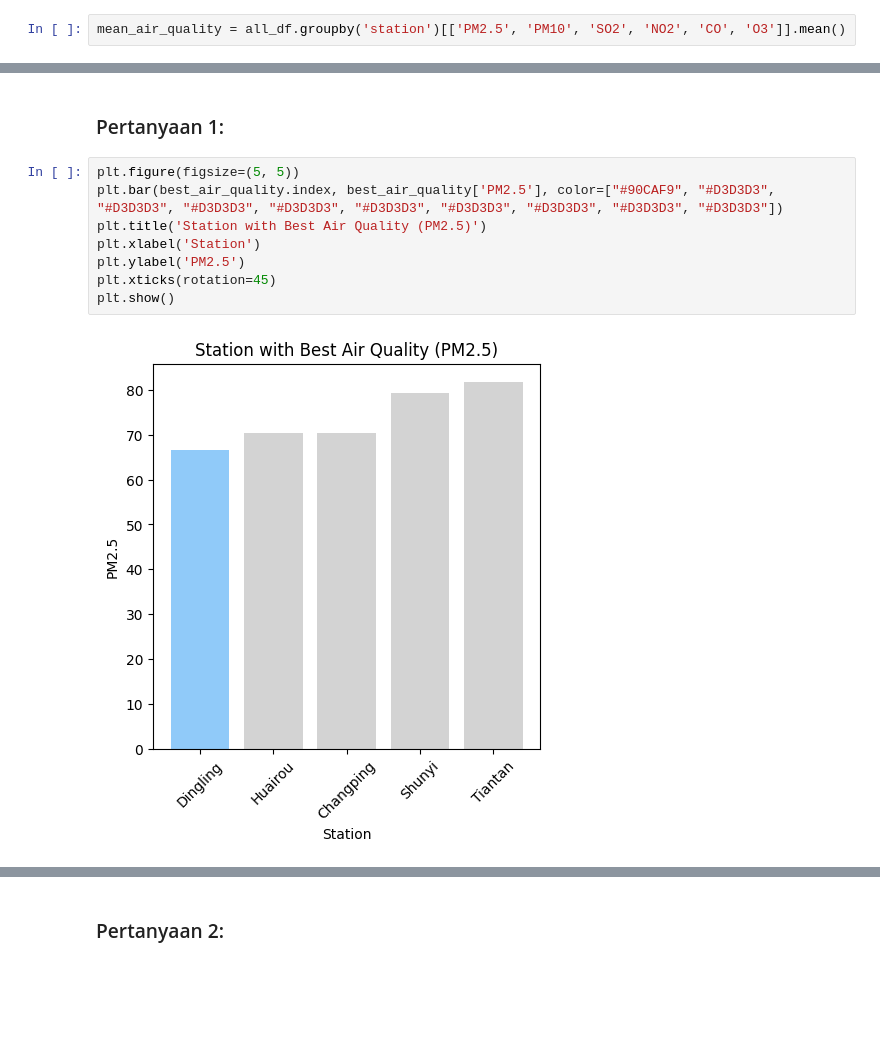
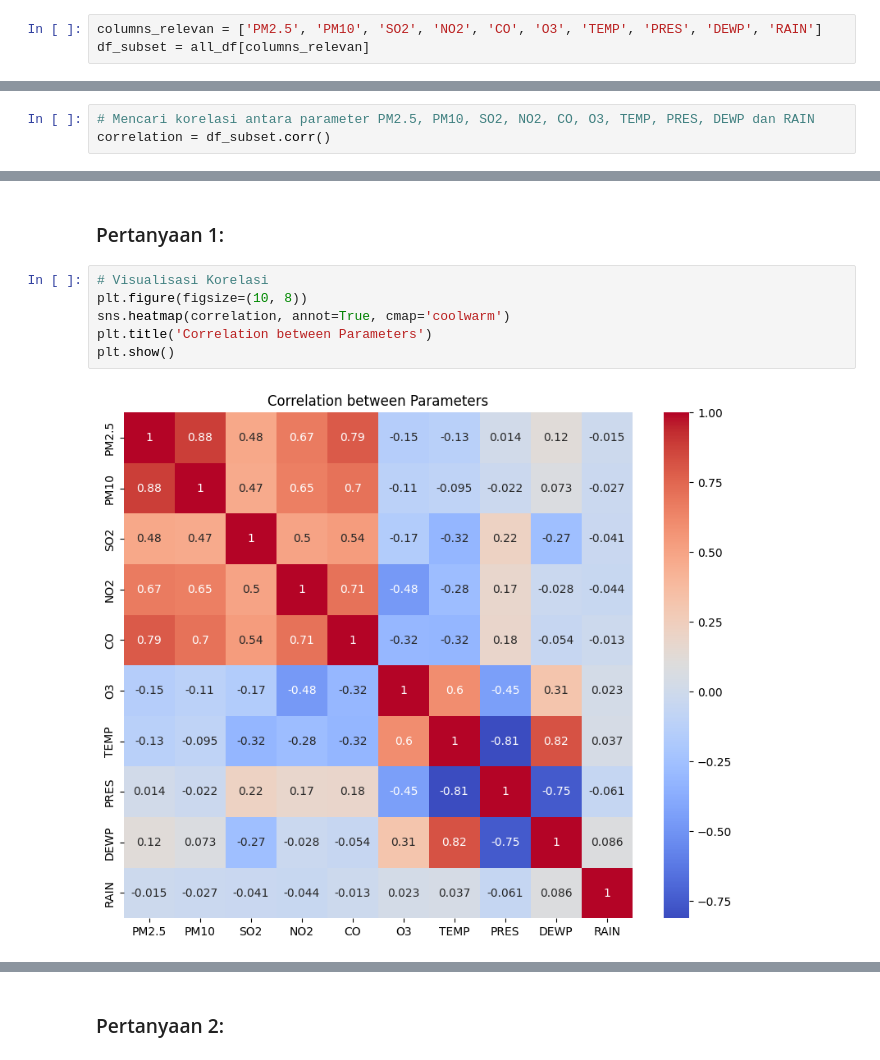
Before and after one commit to yaniyul/submission-idcamp2024, a Jupyter notebook: Proyek_Analisis_Data.ipynb, the cells around one changed output, grey strips where cells are left out. Drawn from its saved outputs; the diff is of its cells as text; blank space fills up the shorter version.

```diff
--- a/Proyek_Analisis_Data.ipynb
+++ b/Proyek_Analisis_Data.ipynb
@@ -141,4 +146,5 @@ dtype: int64
 # %% [markdown]
 ### Explore ...
 # %%
-mean_air_quality = all_df.groupby('station')[['PM2.5', 'PM10', 'SO2', 'NO2', 'CO', 'O3']].mean()
+columns_relevan = ['PM2.5', 'PM10', 'SO2', 'NO2', 'CO', 'O3', 'TEMP', 'PRES', 'DEWP', 'RAIN']
+df_subset = all_df[columns_relevan]
@@ -174,0 +151,3 @@ Guanyuan       55.832982
+# %%
+# Mencari korelasi antara parameter PM2.5, PM10, SO2, NO2, CO, O3, TEMP, PRES, DEWP dan RAIN
+correlation = df_subset.corr()
@@ -176,13 +255,11 @@ Guanyuan       55.832982
 ## Visualization & Explanatory Analysis
 # %% [markdown]
 ### Pertanyaan 1:
-# %%
-plt.figure(figsize=(5, 5))
-plt.bar(best_air_quality.index, best_air_quality['PM2.5'], color=["#90CAF9", "#D3D3D3", "#D3D3D3", "#D3D3D3", "#D3D3D3", "#D3D3D3", "#D3D3D3", "#D3D3D3", "#D3D3D3", "#D3D3D3"])
-plt.title('Station with Best Air Quality (PM2.5)')
-plt.xlabel('Station')
-plt.ylabel('PM2.5')
-plt.xticks(rotation=45)
-plt.show()
-# %% [output]
-[figure, removed]
+# %%
+# Visualisasi Korelasi
+plt.figure(figsize=(10, 8))
+sns.heatmap(correlation, annot=True, cmap='coolwarm')
+plt.title('Correlation between Parameters')
+plt.show()
+# %% [output]
+[figure, added]
```
Also changed, not shown: parts of 29 cells of this notebook, 2 other files.
